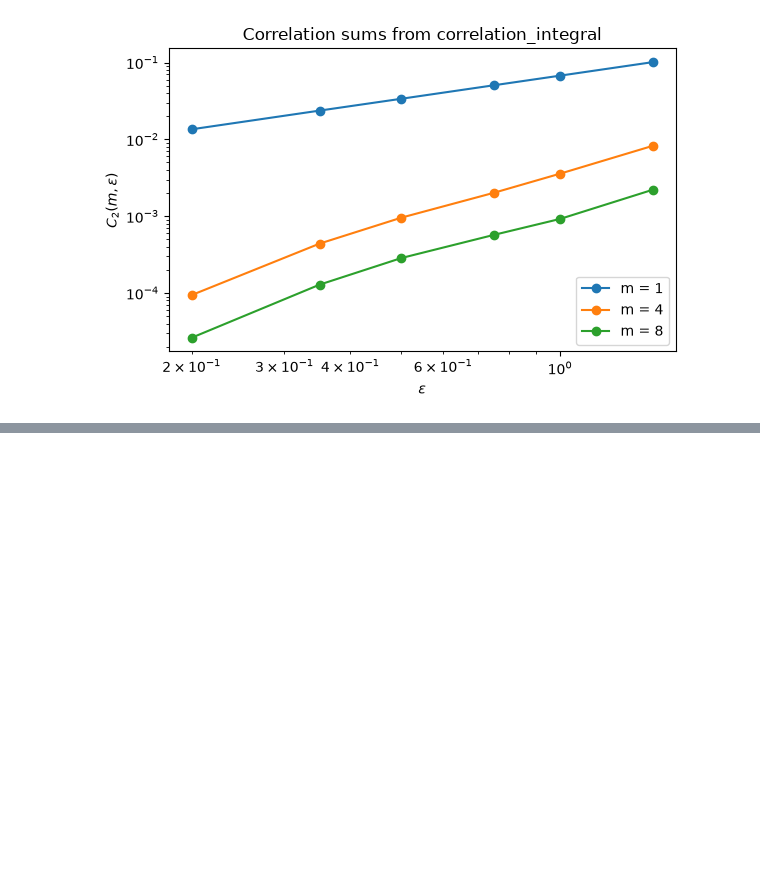
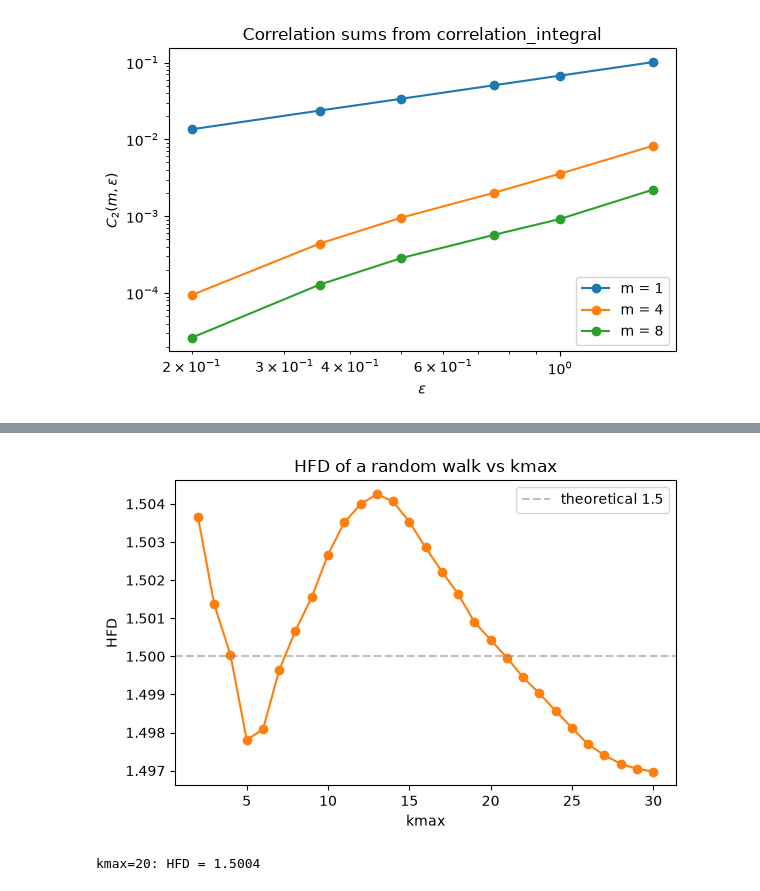
Before and after one commit to ieeningnwq/nolitisea, a Jupyter notebook: examples/dimension.ipynb, the cells around one changed output, grey strips where cells are left out. Saved outputs shown, nothing was run; the diff lists cells and outputs as text; code cells hidden in the pictures; blank space fills up the shorter version.

```diff
--- a/examples/dimension.ipynb
+++ b/examples/dimension.ipynb
@@ -288,0 +352,18 @@ plt.show()
+# %%
+rw = np.cumsum(rng_hfd.standard_normal(5000)).reshape(-1, 1)
+kmaxs = np.arange(2, 31)
+hfd_vs_kmax = [float(higuchi_fd(rw, k)[0]) for k in kmaxs]
+
+fig, ax = plt.subplots(figsize=(6, 4))
+ax.plot(kmaxs, hfd_vs_kmax, "o-", color="tab:orange")
+ax.axhline(1.5, color="gray", ls="--", alpha=0.5, label="theoretical 1.5")
+ax.set_xlabel("kmax")
+ax.set_ylabel("HFD")
+ax.set_title("HFD of a random walk vs kmax")
+ax.legend()
+plt.tight_layout()
+plt.show()
+print(f"kmax=20: HFD = {hfd_vs_kmax[18]:.4f}")
+# %% [output]
+[figure, added]
+kmax=20: HFD = 1.5004
```
Also changed, not shown: parts of 8 cells of this notebook, 2 other files.
